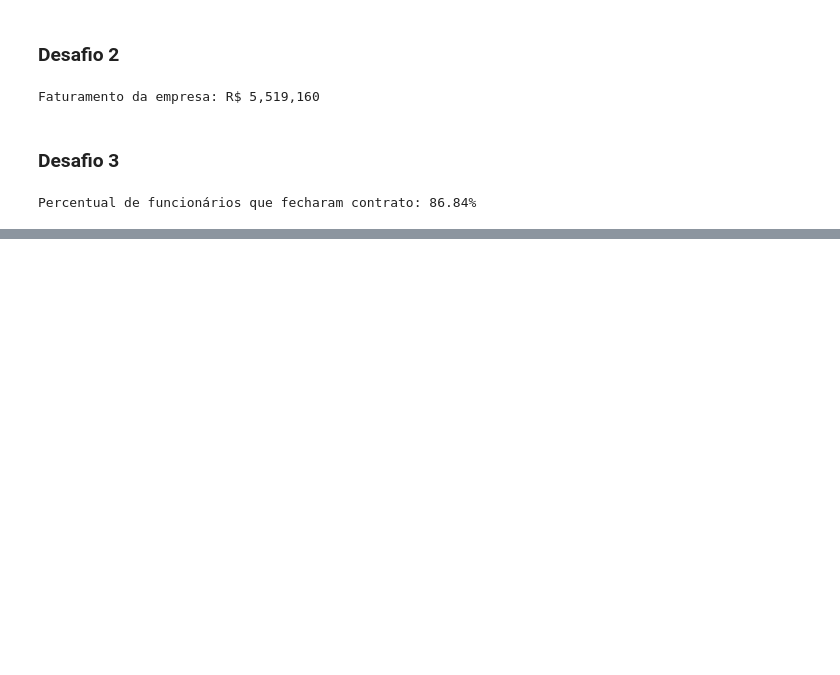
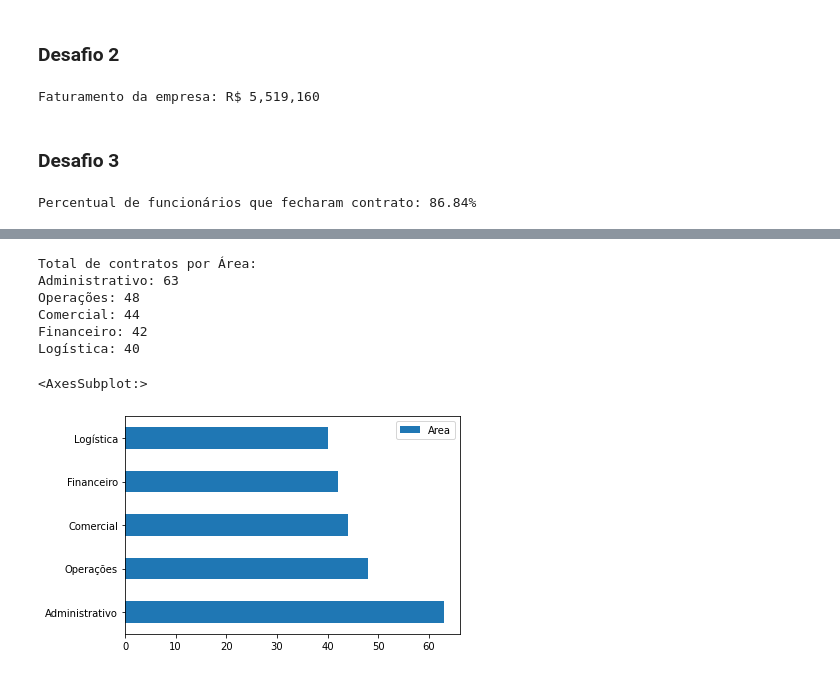
Before and after one commit to yurifalves/Exercicios, a Jupyter notebook: Outros Exercícios/Python/desafiopandas-pi.ipynb, the cells around one changed output, grey strips where cells are left out. Cells and saved outputs as stored; diff of their text form; code cells hidden in the pictures; blank space fills up the shorter version.

```diff
--- a/Outros Exercícios/Python/desafiopandas-pi.ipynb
+++ b/Outros Exercícios/Python/desafiopandas-pi.ipynb
@@ -133,0 +117,17 @@ pass
+# %%
+print('\033[;1mTotal de contratos por Área:\033[0m')
+n = 0
+for area in list(qtd_areas.index):
+    print(f'\033[1;34m{area}: {qtd_areas.iloc[n, 0]}\033[0m')
+    n += 1
+
+qtd_areas.plot(kind='barh')
+# %% [output]
+Total de contratos por Área:
+Administrativo: 63
+Operações: 48
+Comercial: 44
+Financeiro: 42
+Logística: 40
+<AxesSubplot:>
+[figure, added]
```
Also changed, not shown: parts of 11 cells of this notebook.
